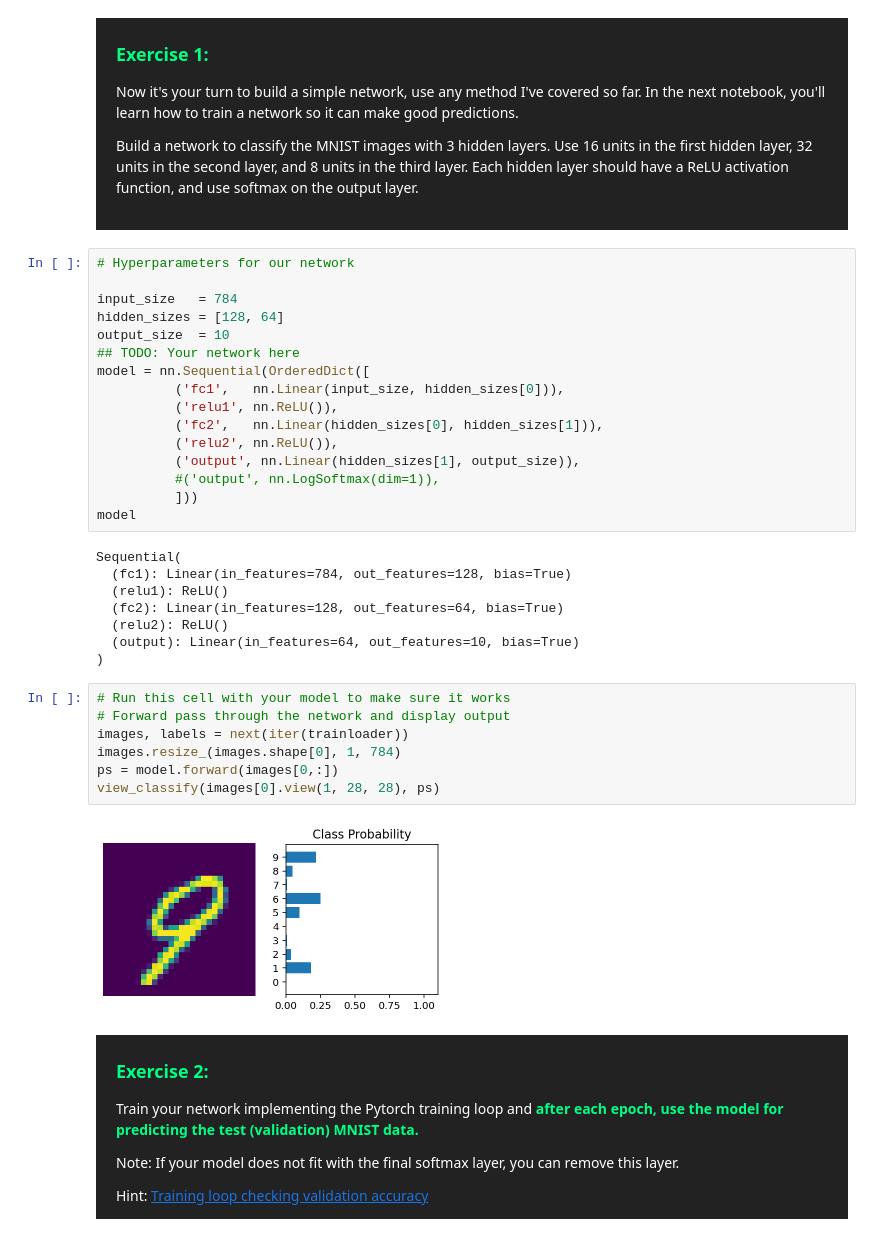
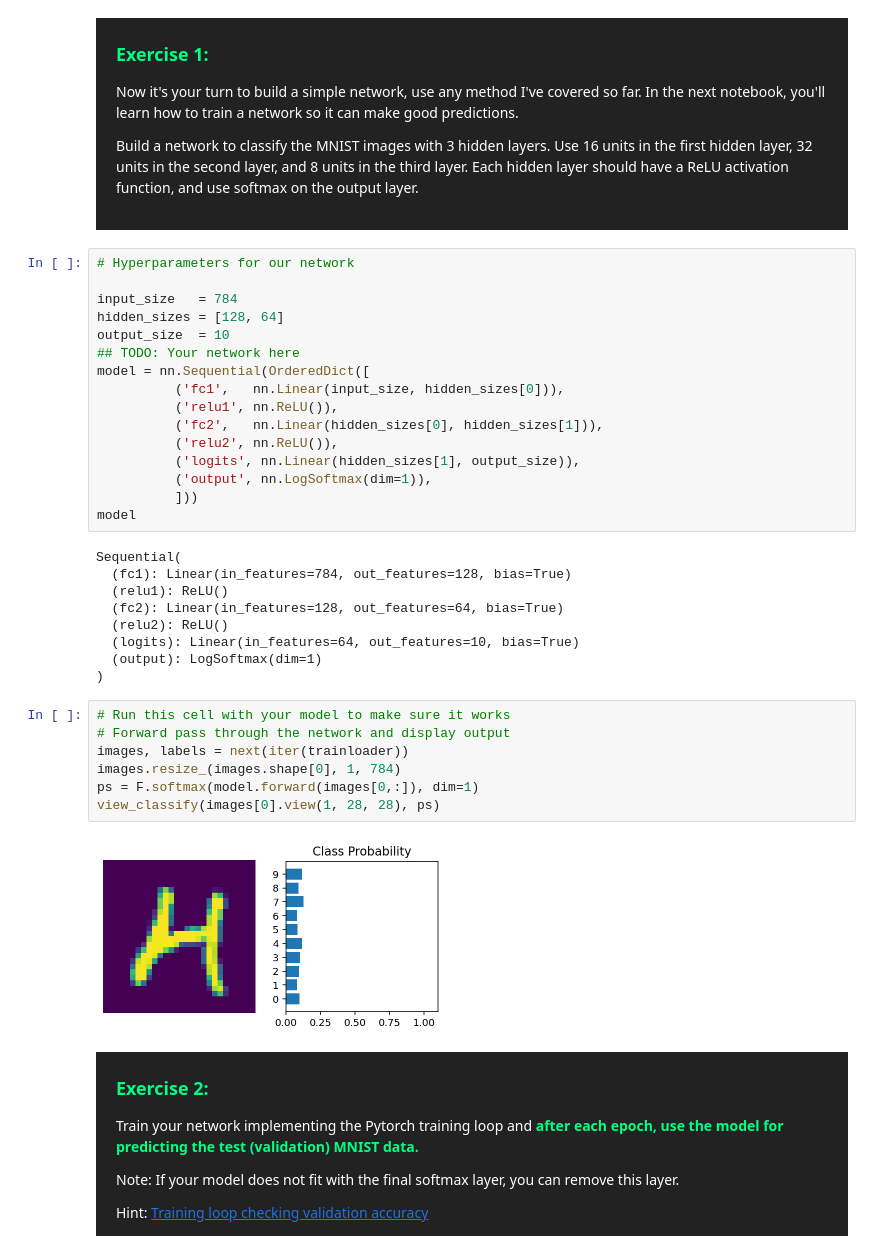
Before and after one commit to shahidqureshi01/AI, a Jupyter notebook: M5_Deep_Learning/D3/4.3 Pytorch MNIST - Exercise.ipynb, the cells around one changed output. Cells and saved outputs as stored; diff of their text form.

```diff
--- a/M5_Deep_Learning/D3/4.3 Pytorch MNIST - Exercise.ipynb
+++ b/M5_Deep_Learning/D3/4.3 Pytorch MNIST - Exercise.ipynb
@@ -525,8 +525,8 @@ model = nn.Sequential(OrderedDict([
           ('relu1', nn.ReLU()),
           ('fc2',   nn.Linear(hidden_sizes[0], hidden_sizes[1])),
           ('relu2', nn.ReLU()),
-          ('output', nn.Linear(hidden_sizes[1], output_size)),
-          #('output', nn.LogSoftmax(dim=1)),
+          ('logits', nn.Linear(hidden_sizes[1], output_size)),
+          ('output', nn.LogSoftmax(dim=1)),
           ]))
 model
 # %% [output]
@@ -535,17 +535,18 @@ Sequential(
   (relu1): ReLU()
   (fc2): Linear(in_features=128, out_features=64, bias=True)
   (relu2): ReLU()
-  (output): Linear(in_features=64, out_features=10, bias=True)
+  (logits): Linear(in_features=64, out_features=10, bias=True)
+  (output): LogSoftmax(dim=1)
 )
 # %%
 # Run this cell with your model to make sure it works
 # Forward pass through the network and display output
 images, labels = next(iter(trainloader))
 images.resize_(images.shape[0], 1, 784)
-ps = model.forward(images[0,:])
+ps = F.softmax(model.forward(images[0,:]), dim=1)
 view_classify(images[0].view(1, 28, 28), ps)
 # %% [output]
-[figure, old version]
+[figure, new version]
 # %% [markdown]
 <div style="background:#222222; color:#ffffff; padding:20px">
   <h3 style="color:#01ff84; margin-top:4px">Exercise 2:</h3>
```
Also changed, not shown: parts of 2 cells of this notebook, 6 other files.
